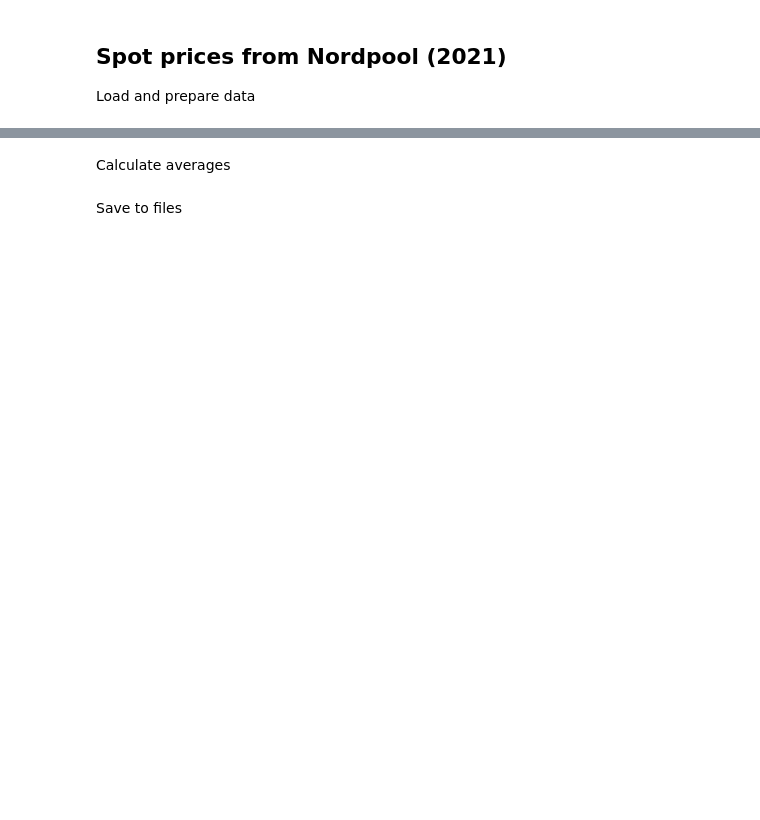
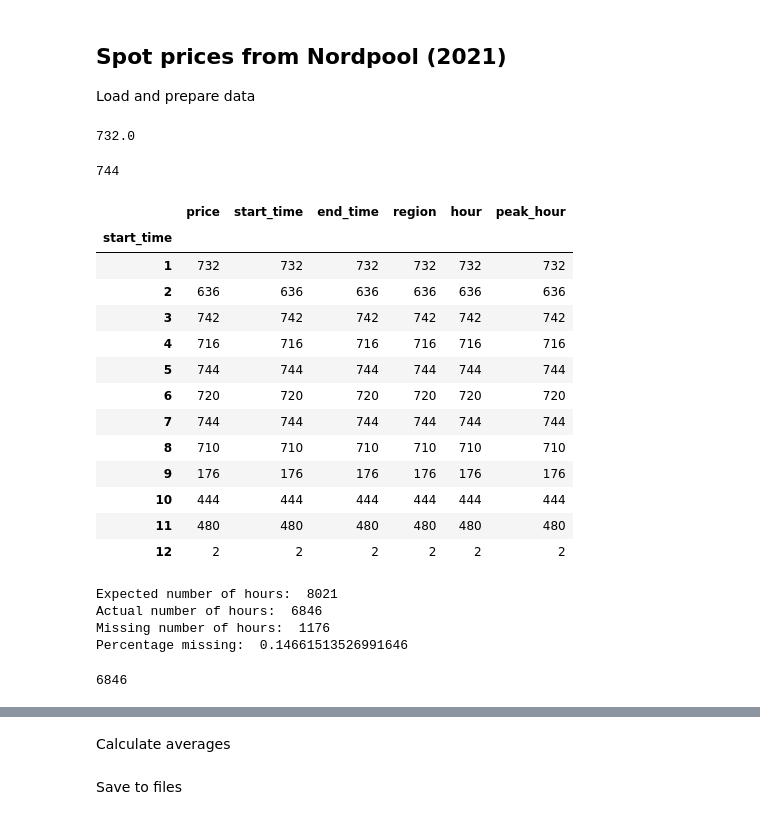
Before and after one commit to 4ug-aug/Otovo-OptimalControl, a Jupyter notebook: spot_price_lookup.ipynb, the cells around one changed output, grey strips where cells are left out. Cells and saved outputs as stored; diff of their text form; code cells hidden in the pictures; blank space fills up the shorter version.

```diff
--- a/spot_price_lookup.ipynb
+++ b/spot_price_lookup.ipynb
@@ -86,0 +86,37 @@ df_oslo["peak_hour"] = np.where(df_oslo["hour"].isin(peak_hours), 1, 0)
+# %%
+df_oslo_month = df_oslo[df_oslo.index.month == 10]
+# df_oslo_week = df_oslo_month[df_oslo_month.index.isocalendar().week == 1]
+df_oslo_day = df_oslo_month[df_oslo_month.index.day == 1]
+
+
+df_oslo_day["price"].sum()/24
+
+df_oslo_month.shape
+
+24*30.5
+# %% [output]
+732.0
+# %%
+24*31
+# %% [output]
+744
+# %%
+# Count days in each month
+df_oslo_month_count = df_oslo.groupby(df_oslo.index.month).count()
+
+df_oslo_month_count
+# %% [output]
+|  | price | start_time | end_time | region | hour | peak_hour |
+| start_time |  |  |  |  |  |  |
+| 1 | 732 | 732 | 732 | 732 | 732 | 732 |
+| 2 | 636 | 636 | 636 | 636 | 636 | 636 |
+| 3 | 742 | 742 | 742 | 742 | 742 | 742 |
+| 4 | 716 | 716 | 716 | 716 | 716 | 716 |
+| 5 | 744 | 744 | 744 | 744 | 744 | 744 |
+| 6 | 720 | 720 | 720 | 720 | 720 | 720 |
+| 7 | 744 | 744 | 744 | 744 | 744 | 744 |
+| 8 | 710 | 710 | 710 | 710 | 710 | 710 |
+| 9 | 176 | 176 | 176 | 176 | 176 | 176 |
+| 10 | 444 | 444 | 444 | 444 | 444 | 444 |
+| 11 | 480 | 480 | 480 | 480 | 480 | 480 |
+| 12 | 2 | 2 | 2 | 2 | 2 | 2 |
@@ -86,0 +158,14 @@ df_oslo["peak_hour"] = np.where(df_oslo["hour"].isin(peak_hours), 1, 0)
+# %%
+print( "Expected number of hours: ", len(new_index))
+print("Actual number of hours: ", len(timeslots_for_meter))
+print("Missing number of hours: ", len(missing))
+print("Percentage missing: ", len(missing)/len(new_index))
+# %% [output]
+Expected number of hours:  8021
+Actual number of hours:  6846
+Missing number of hours:  1176
+Percentage missing:  0.14661513526991646
+# %%
+len(df_oslo)
+# %% [output]
+6846
```
Also changed, not shown: parts of 17 cells of this notebook.
